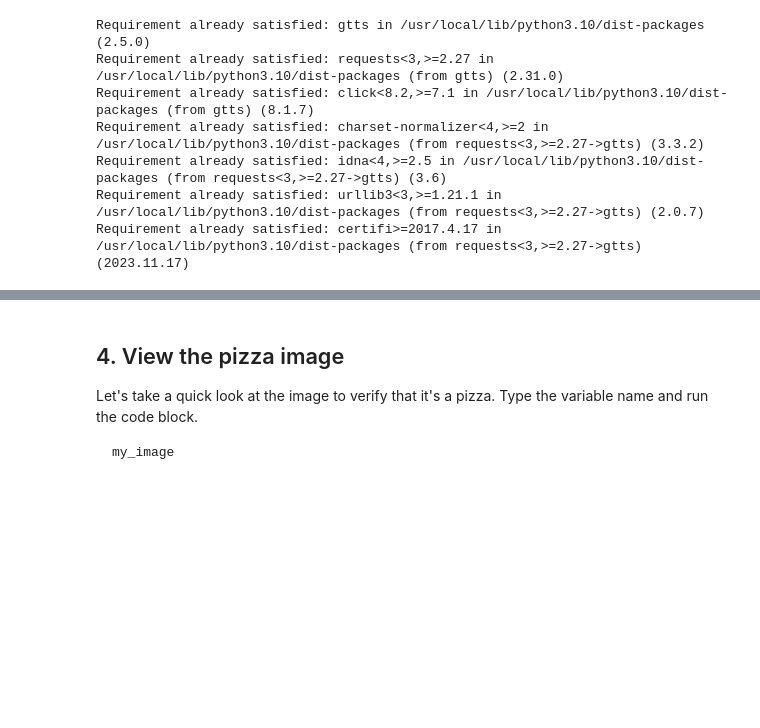
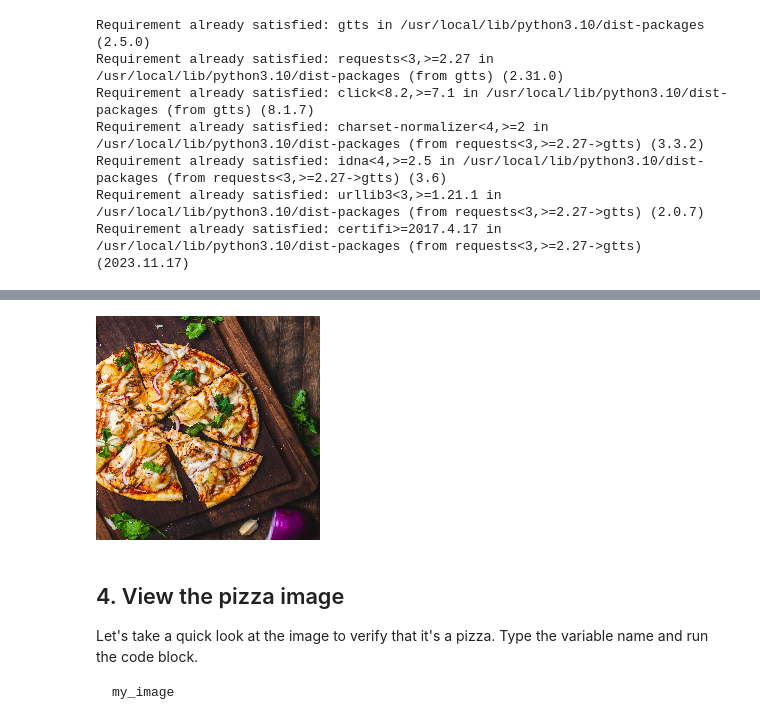
Before and after one commit to AnanthKandala/practicumAI-DL-foundations, a Jupyter notebook: 01_deep_learning_tour.ipynb, the cells around one changed output, grey strips where cells are left out. Drawn from its saved outputs; the diff is of its cells as text; code cells hidden in the pictures; blank space fills up the shorter version.

```diff
--- a/01_deep_learning_tour.ipynb
+++ b/01_deep_learning_tour.ipynb
@@ -145,6 +147,10 @@ my_image = load_img('images/pizza.jpg', target_size = (224, 224))
 # %%
 my_image = load_img('/content/practicumAI-DL-foundations/images/pizza.jpg', target_size=(224, 224))
 # my_image = get_rescaled_image('/content/practicumAI-DL-foundations/images/pizza.jpg', (224, 224))
+# %%
+my_image
+# %% [output]
+[figure, added]
 # %% [markdown]
 ## 4. View the pizza image
 
```
Also changed, not shown: parts of 10 cells of this notebook.
